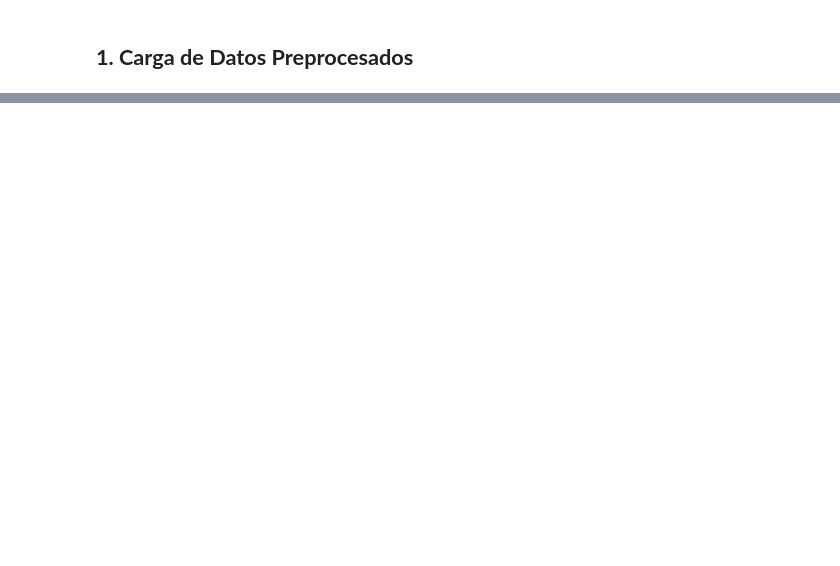
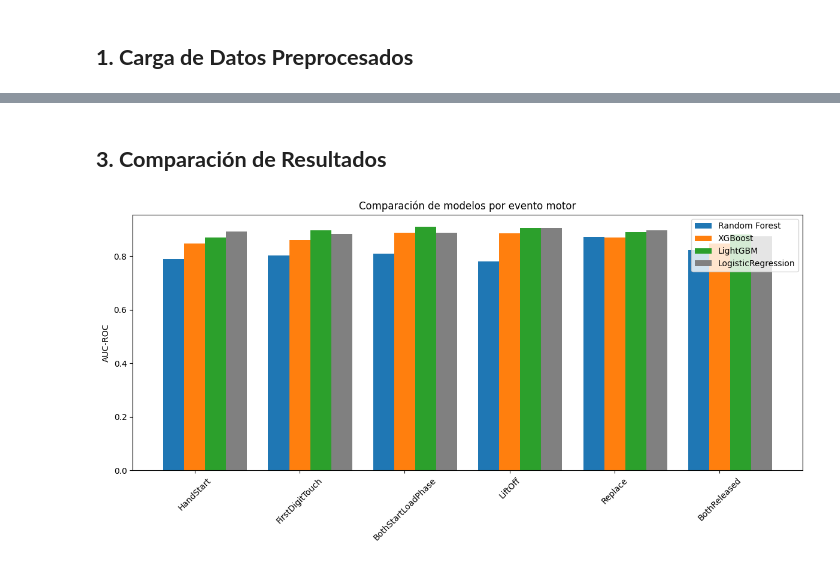
Before and after one commit to lucyfer28ft/grasp_lift_ai, a Jupyter notebook: notebooks/06_modelado_avanzado.ipynb, the cells around one changed output, grey strips where cells are left out. Cells and saved outputs as stored; diff of their text form; code cells hidden in the pictures; blank space fills up the shorter version.

```diff
--- a/notebooks/06_modelado_avanzado.ipynb
+++ b/notebooks/06_modelado_avanzado.ipynb
@@ -124,0 +161,3 @@ y_valid_win shape: (3700, 6)
+# %%
+rf = RandomForestClassifier(n_estimators=100, random_state=42)
+rf_results = evaluate_model(rf, X_train_scaled, y_train_win, X_valid_scaled, y_valid_win, model_name="Random Forest")
@@ -124,0 +173,3 @@ y_valid_win shape: (3700, 6)
+# %%
+xgb = XGBClassifier(n_estimators=100, eval_metric='logloss', random_state=42)
+xgb_results = evaluate_model(xgb, X_train_scaled, y_train_win, X_valid_scaled, y_valid_win, model_name="XGBoost")
@@ -124,0 +185,6 @@ y_valid_win shape: (3700, 6)
+# %%
+import warnings
+warnings.filterwarnings("ignore", message="X does not have valid feature names.*")
+
+lgbm = LGBMClassifier(n_estimators=100, random_state=42)
+lgbm_results = evaluate_model(lgbm, X_train_scaled, y_train_win, X_valid_scaled, y_valid_win, model_name="LightGBM")
@@ -124,0 +209,32 @@ y_valid_win shape: (3700, 6)
+# %% [markdown]
+## **3. Comparación de Resultados**
+# %%
+import matplotlib.pyplot as plt
+
+def plot_model_comparison(results_dict, baseline_auc=None):
+    events = list(next(iter(results_dict.values())).keys())
+    x = np.arange(len(events))
+    width = 0.2
+
+    plt.figure(figsize=(12, 6))
+    for i, (label, results) in enumerate(results_dict.items()):
+        plt.bar(x + i*width, [results[e] for e in events], width=width, label=label)
+
+    if baseline_auc:
+        plt.bar(x + len(results_dict)*width, [baseline_auc[e] for e in events], width=width, label="LogisticRegression", color='gray')
+
+    plt.xticks(x + width, events, rotation=45)
+    plt.ylabel("AUC-ROC")
+    plt.title("Comparación de modelos por evento motor")
+    plt.legend()
+    plt.tight_layout()
+    plt.show()
+
+results_dict = {
+    "Random Forest": rf_results,
+    "XGBoost": xgb_results,
+    "LightGBM": lgbm_results
+}
+plot_model_comparison(results_dict, baseline_auc=auc_dict_logreg)
+# %% [output]
+[figure, added]
```
Also changed, not shown: parts of 16 cells of this notebook, 6 other files.
